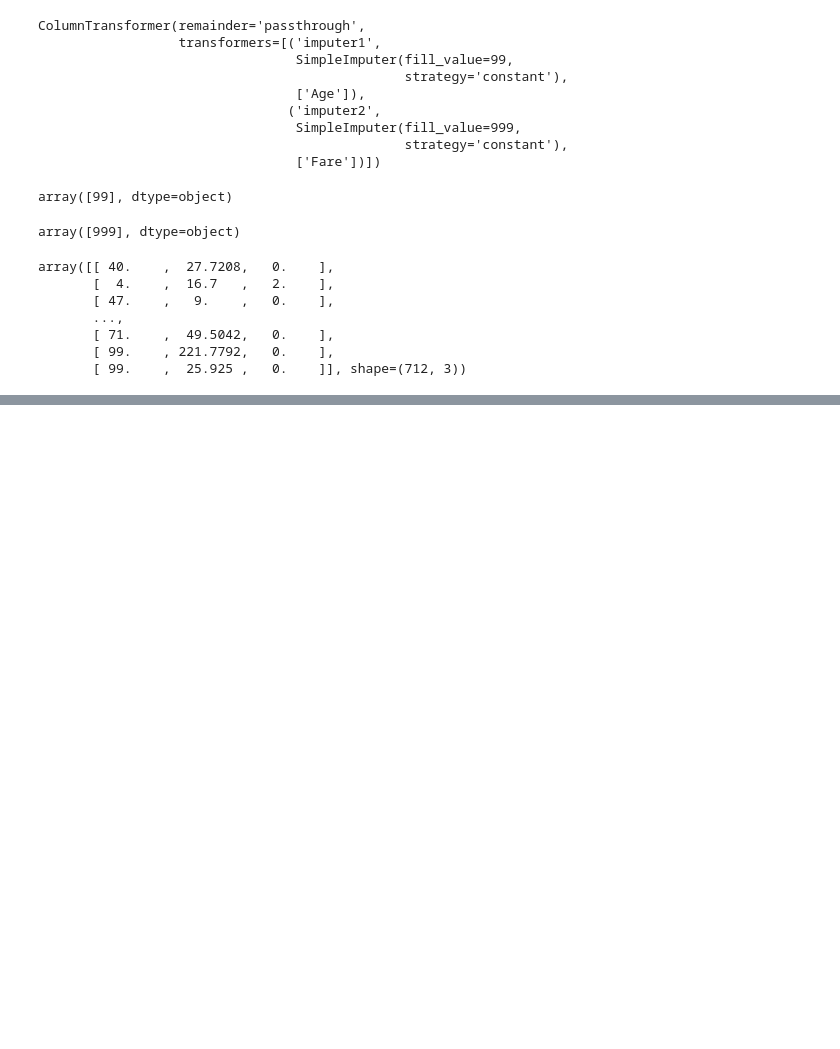
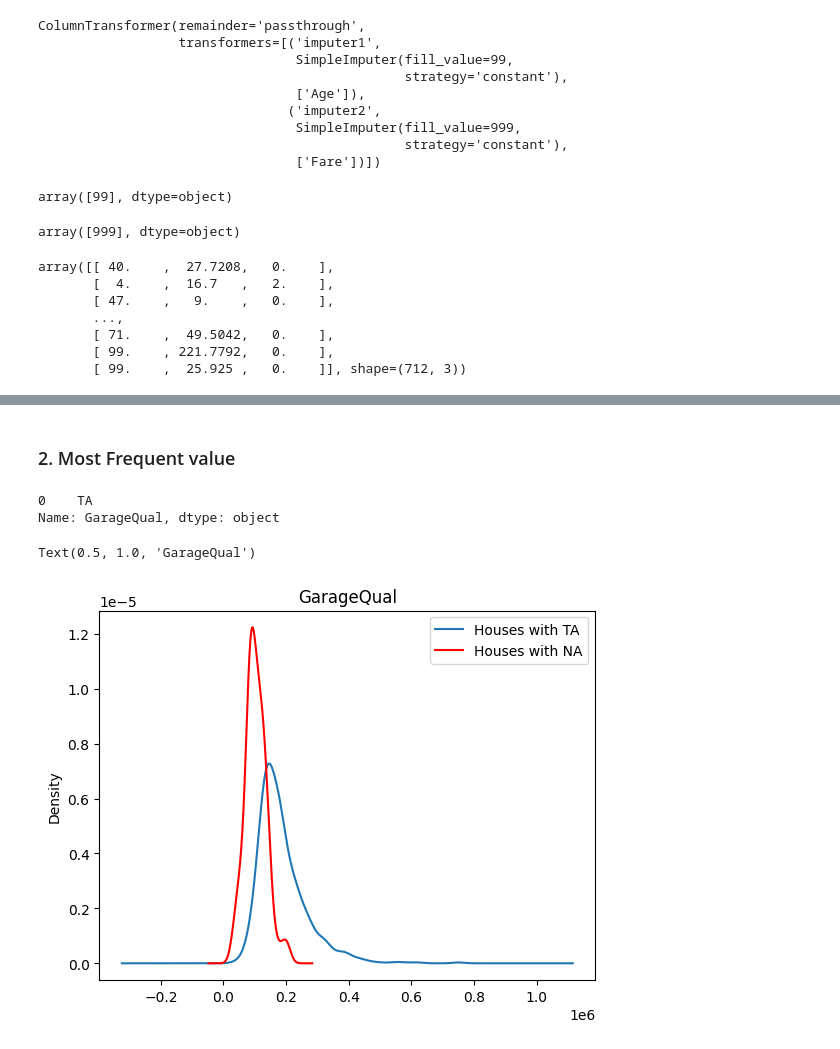
Before and after one commit to Mir-Ilham/ml-from-math-to-applications, a Jupyter notebook: phase3-feature-engineering-and-classical-ML/feature-engineering/10-simple-imputation.ipynb, the cells around one changed output, grey strips where cells are left out. Saved outputs shown, nothing was run; the diff lists cells and outputs as text; code cells hidden in the pictures; blank space fills up the shorter version.

```diff
--- a/phase3-feature-engineering-and-classical-ML/feature-engineering/10-simple-imputation.ipynb
+++ b/phase3-feature-engineering-and-classical-ML/feature-engineering/10-simple-imputation.ipynb
@@ -379,0 +451,25 @@ array([[ 40.    ,  27.7208,   0.    ],
+# %% [markdown]
+### 2. Most Frequent value
+# %%
+df = pd.read_csv('housing.csv',usecols=['GarageQual','FireplaceQu','SalePrice'])
+# %%
+df['GarageQual'].mode()
+# %% [output]
+0    TA
+Name: GarageQual, dtype: object
+# %%
+fig = plt.figure()
+ax = fig.add_subplot(111)
+
+df[df['GarageQual']=='TA']['SalePrice'].plot(kind='kde', ax=ax)
+
+df[df['GarageQual'].isnull()]['SalePrice'].plot(kind='kde', ax=ax, color='red')
+
+lines, labels = ax.get_legend_handles_labels()
+labels = ['Houses with TA', 'Houses with NA']
+ax.legend(lines, labels, loc='best')
+
+plt.title('GarageQual')
+# %% [output]
+Text(0.5, 1.0, 'GarageQual')
+[figure, added]
```
Also changed, not shown: parts of 32 cells of this notebook, 3 other files.
